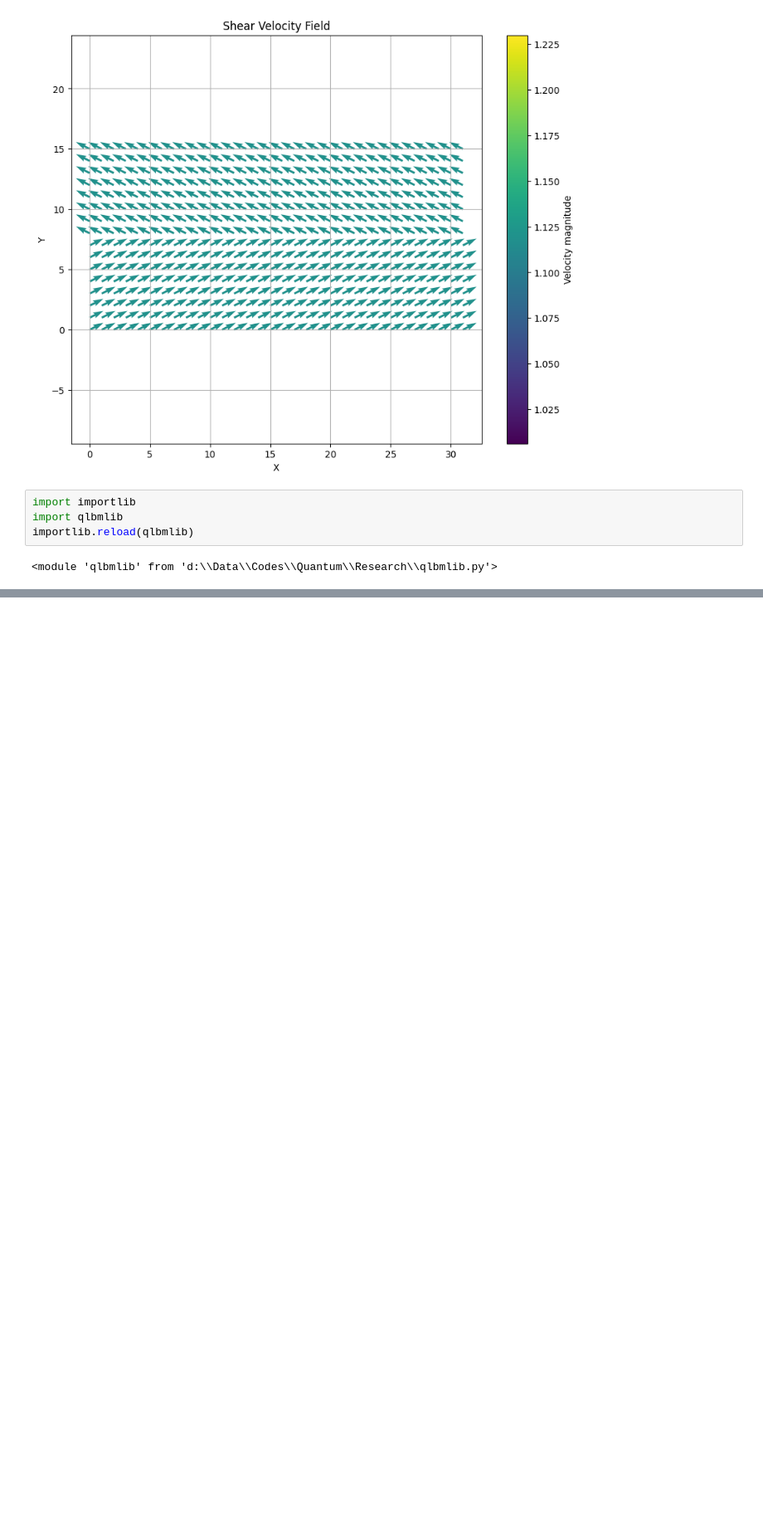
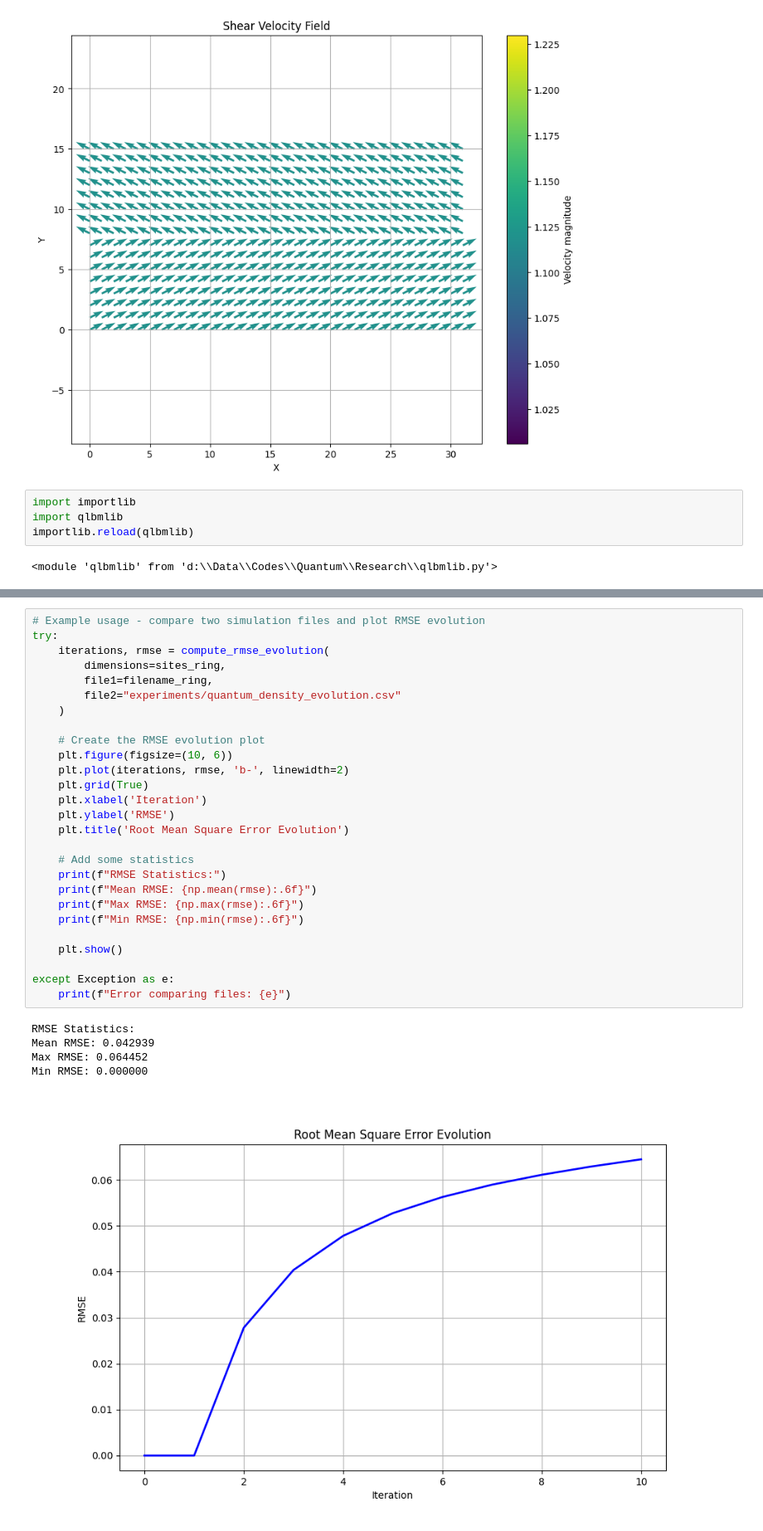
Before and after one commit to widdrr/qlbm, a Jupyter notebook: Experiment.ipynb, the cells around one changed output, grey strips where cells are left out. Shown at 83% size. Drawn from its saved outputs; the diff is of its cells as text; blank space fills up the shorter version.

```diff
--- a/Experiment.ipynb
+++ b/Experiment.ipynb
@@ -253,0 +432,33 @@ for frame in frames_to_show:
+# %%
+# Example usage - compare two simulation files and plot RMSE evolution
+try:
+    iterations, rmse = compute_rmse_evolution(
+        dimensions=sites_ring,
+        file1=filename_ring,
+        file2="experiments/quantum_density_evolution.csv"
+    )
+
+    # Create the RMSE evolution plot
+    plt.figure(figsize=(10, 6))
+    plt.plot(iterations, rmse, 'b-', linewidth=2)
+    plt.grid(True)
+    plt.xlabel('Iteration')
+    plt.ylabel('RMSE')
+    plt.title('Root Mean Square Error Evolution')
+
+    # Add some statistics
+    print(f"RMSE Statistics:")
+    print(f"Mean RMSE: {np.mean(rmse):.6f}")
+    print(f"Max RMSE: {np.max(rmse):.6f}")
+    print(f"Min RMSE: {np.min(rmse):.6f}")
+
+    plt.show()
+
+except Exception as e:
+    print(f"Error comparing files: {e}")
+# %% [output]
+RMSE Statistics:
+Mean RMSE: 0.042939
+Max RMSE: 0.064452
+Min RMSE: 0.000000
+[figure, added]
```
Also changed, not shown: parts of 10 cells of this notebook, 1 other file.
